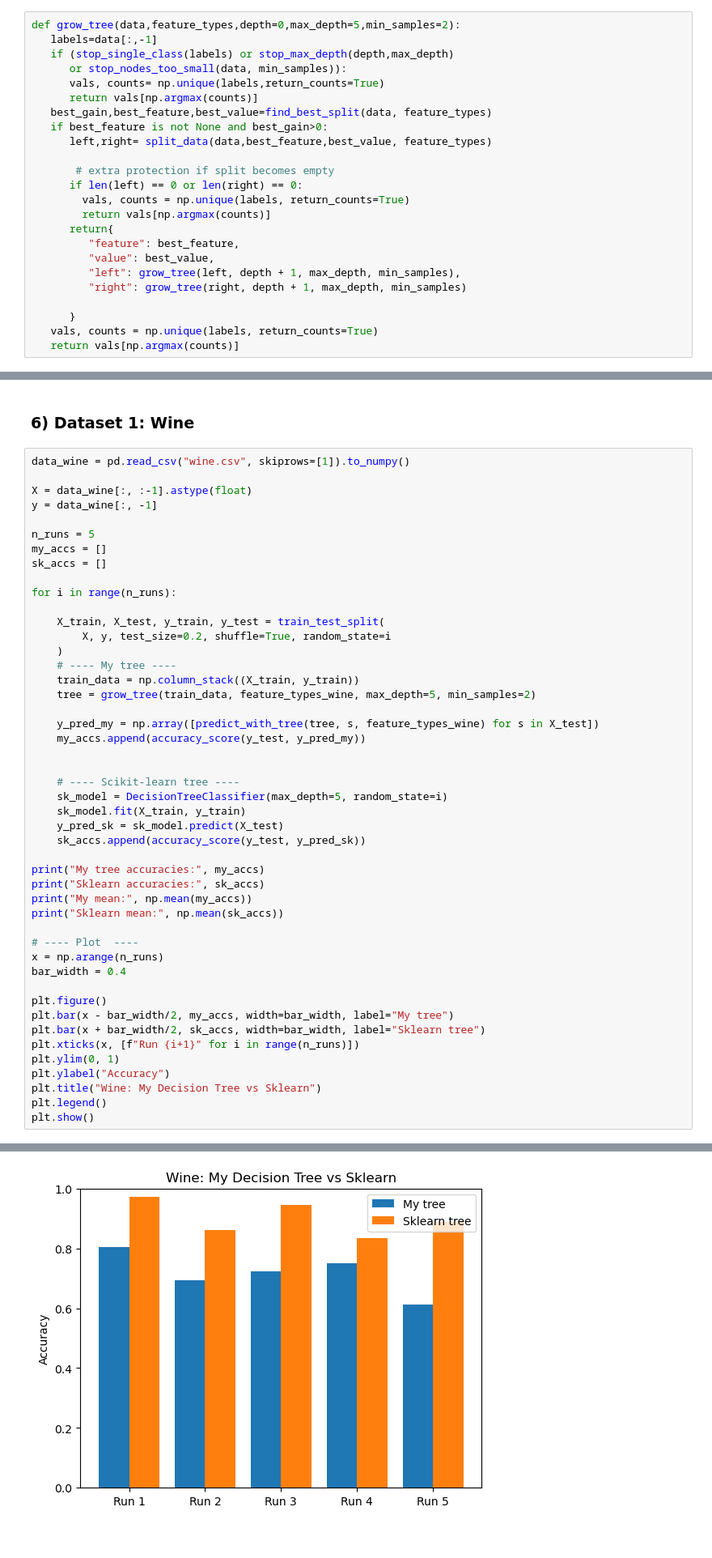
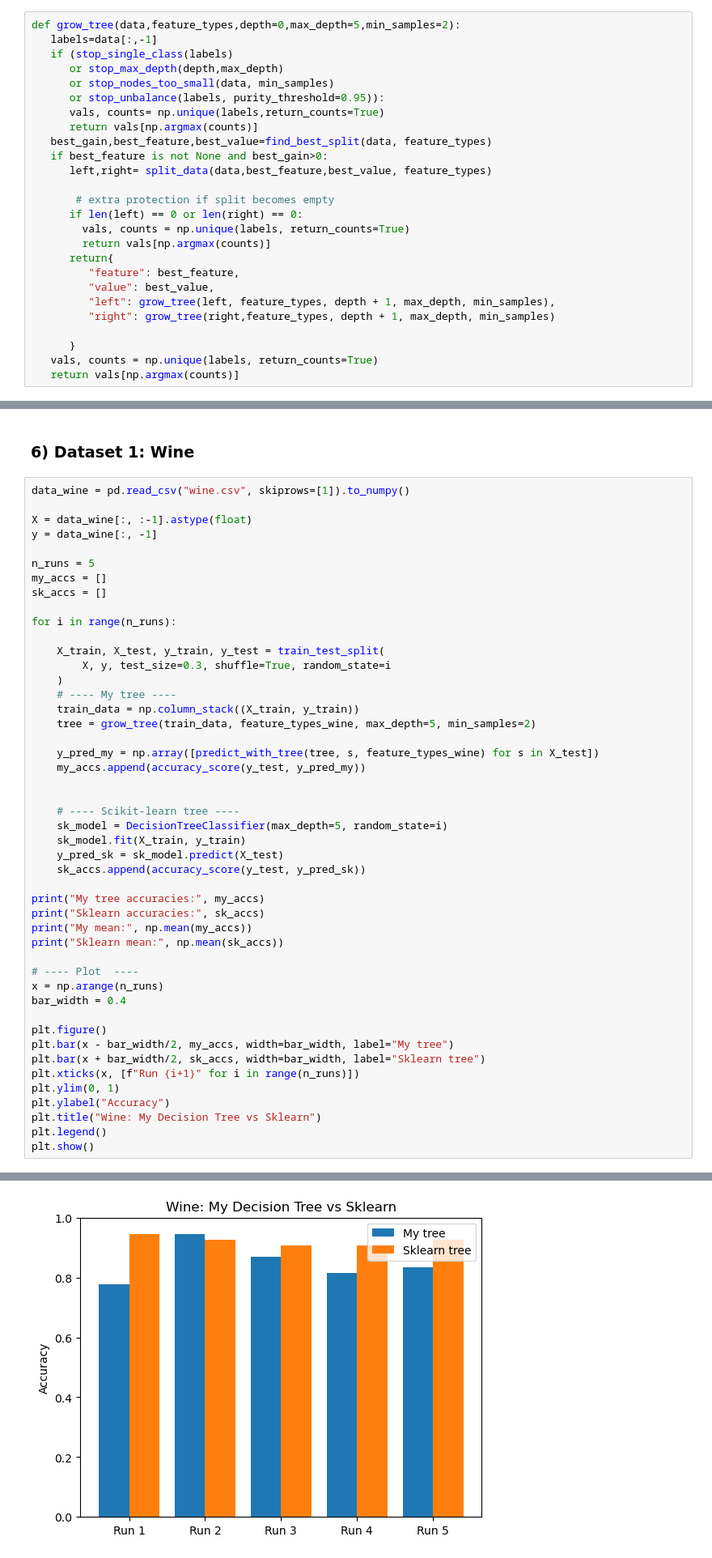
Before and after one commit to EdiOne07/Decision-Trees-Algorithm, a Jupyter notebook: ML-Assignment 2 - Student names.ipynb, the cells around one changed output, grey strips where cells are left out. Shown at 81% size. Drawn from its saved outputs; the diff is of its cells as text.

```diff
--- a/ML-Assignment 2 - Student names.ipynb
+++ b/ML-Assignment 2 - Student names.ipynb
@@ -37,8 +37,10 @@ This function should be called when creating the model, but also from inside its
 # %%
 def grow_tree(data,feature_types,depth=0,max_depth=5,min_samples=2):
    labels=data[:,-1]
-   if (stop_single_class(labels) or stop_max_depth(depth,max_depth)
-      or stop_nodes_too_small(data, min_samples)):
+   if (stop_single_class(labels)
+      or stop_max_depth(depth,max_depth)
+      or stop_nodes_too_small(data, min_samples)
+      or stop_unbalance(labels, purity_threshold=0.95)):
       vals, counts= np.unique(labels,return_counts=True)
       return vals[np.argmax(counts)]
    best_gain,best_feature,best_value=find_best_split(data, feature_types)
@@ -52,8 +54,8 @@ def grow_tree(data,feature_types,depth=0,max_depth=5,min_samples=2):
       return{
          "feature": best_feature,
          "value": best_value,
-         "left": grow_tree(left, depth + 1, max_depth, min_samples),
-         "right": grow_tree(right, depth + 1, max_depth, min_samples)
+         "left": grow_tree(left, feature_types, depth + 1, max_depth, min_samples),
+         "right": grow_tree(right,feature_types, depth + 1, max_depth, min_samples)
 
       }
    vals, counts = np.unique(labels, return_counts=True)
@@ -300,7 +306,7 @@ sk_accs = []
 for i in range(n_runs):
 
     X_train, X_test, y_train, y_test = train_test_split(
-        X, y, test_size=0.2, shuffle=True, random_state=i
+        X, y, test_size=0.3, shuffle=True, random_state=i
     )
     # ---- My tree ----
     train_data = np.column_stack((X_train, y_train))
@@ -342,4 +348,4 @@ Sklearn mean: 0.9
-[figure, old version]
+[figure, new version]
 # %% [markdown]
 ### 7) Dataset 2: Heart Disease
 # %%
```
Also changed, not shown: parts of 6 cells of this notebook.
